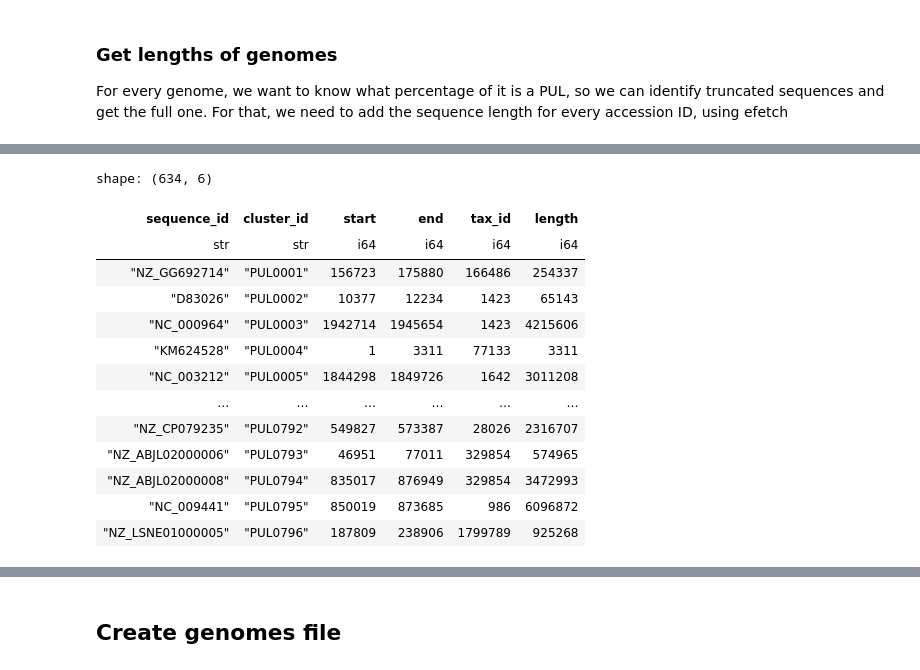
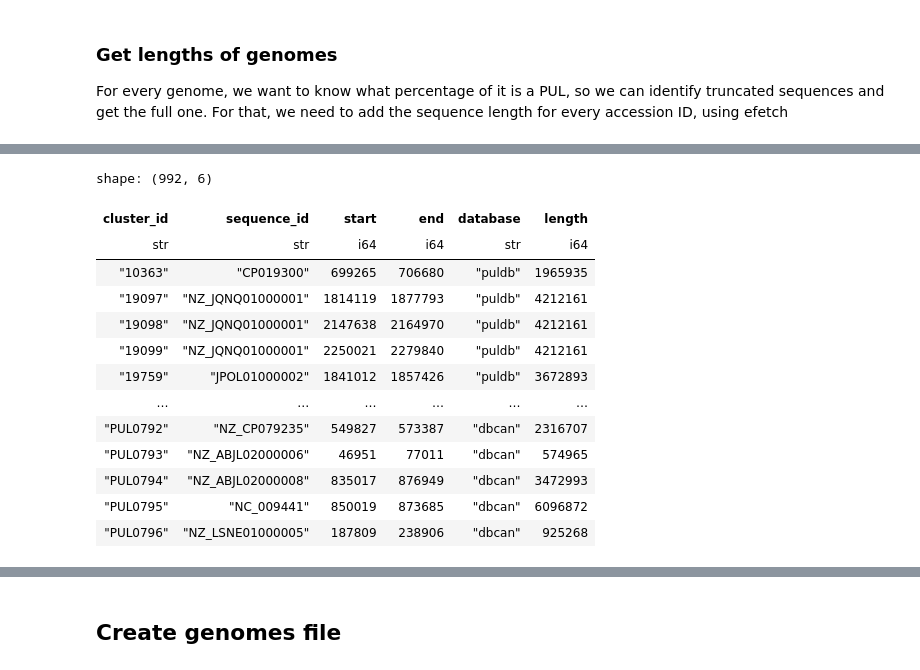
Before and after one commit to brosenthal3/gLM-PUL-Prediction, a Jupyter notebook: src/notebooks/PUL_data_exploration.ipynb, the cells around one changed output, grey strips where cells are left out. Drawn from its saved outputs; the diff is of its cells as text; code cells hidden in the pictures.

```diff
--- a/src/notebooks/PUL_data_exploration.ipynb
+++ b/src/notebooks/PUL_data_exploration.ipynb
@@ -101,7 +118,7 @@ cluster_table.write_csv('../data/dbcan_clusters.tsv', has_header=True, separator
 puldb_data = polars.read_parquet('../data/puldb_data.parquet')
 puldb_data = puldb_data.with_columns([
     polars.col('accession').map_elements(lambda x: x.split('.')[0].strip()).alias('sequence_id'),
-    polars.col('pul_id').alias('cluster_id'),
+    polars.col('pul_id').alias('cluster_id').cast(polars.Utf8),
     polars.col('start_bp').alias('start'),
     polars.col('end_bp').alias('end')
 ]).sort('sequence_id')["cluster_id", "sequence_id", "start", "end", "status"]
@@ -152,4 +195,7 @@ puldb_data_literature = puldb_data_literature.with_columns(polars.col("sequence_
 # remove other invalid ids that cannot be mapped to genbank accessions
 invalid_ids = ['SEQ15336-2_ori', 'Contig5_1_7083079', 'SEQ15336-1']
 puldb_data_literature = puldb_data_literature.filter(~polars.col("sequence_id").is_in(invalid_ids))
+# add tax_id column to puldb_data_literature so it has the same columns as the cluster table
+puldb_data_literature = puldb_data_literature.with_columns(polars.lit(None).alias("tax_id").cast(polars.Int64))
+puldb_data_literature = puldb_data_literature.select(['cluster_id', 'sequence_id', 'start', 'end', 'tax_id'])
 print(puldb_data_literature.shape)
@@ -161,4 +209,12 @@ puldb_data_literature.write_csv('../data/puldb_clusters.tsv', has_header=True, s
 For every genome, we want to know what percentage of it is a PUL, so we can identify truncated sequences and get the full one. For that, we need to add the sequence length for every accession ID, using efetch
 # %%
 # combine dbcan and puldb to one cluster table, with column of database origin (dbcan or puldb)
-# TODO
+combined_clusters = polars.concat([
+    cluster_table.select(['cluster_id', 'sequence_id', 'start', 'end', 'tax_id']).with_columns(polars.lit("dbcan").alias("database")),
+    puldb_data_literature.select(['cluster_id', 'sequence_id', 'start', 'end', 'tax_id']).with_columns(polars.lit("puldb").alias("database"))
+], how='vertical').sort('cluster_id')
+display(combined_clusters)
+
+# get a list of all unique accessions in the combined cluster table
+unique_accessions = combined_clusters.select('sequence_id').unique()
+print(f"total unique accessions in combined cluster table: {unique_accessions.shape[0]}")
@@ -176,33 +248,34 @@ for acc in list(unique_accessions['sequence_id']):
         uid = record['result']['uids'][0]
         length = record['result'][uid]['slen']
     lengths.append({'sequence_id': acc, 'length': length})
+    time.sleep(0.1)
 # %%
 # Transform to int, handle string errors
 for row in lengths:
     try:
         row['length'] = int(row['length'])
     except ValueError:
         row['length'] = None
 
 # merge lengths with cluster table
 lengths_df = polars.DataFrame(lengths, schema={'sequence_id': polars.Utf8, 'length': polars.Int64})
-cluster_table_with_length = cluster_table.join(lengths_df, on='sequence_id', how='left')
+cluster_table_with_length = combined_clusters.join(lengths_df, on='sequence_id', how='left')
 display(cluster_table_with_length)
 # %% [output]
-shape: (634, 6)
+shape: (992, 6)
-| sequence_id | cluster_id | start | end | tax_id | length |
-| str | str | i64 | i64 | i64 | i64 |
-| "NZ_GG692714" | "PUL0001" | 156723 | 175880 | 166486 | 254337 |
-| "D83026" | "PUL0002" | 10377 | 12234 | 1423 | 65143 |
-| "NC_000964" | "PUL0003" | 1942714 | 1945654 | 1423 | 4215606 |
-| "KM624528" | "PUL0004" | 1 | 3311 | 77133 | 3311 |
-| "NC_003212" | "PUL0005" | 1844298 | 1849726 | 1642 | 3011208 |
+| cluster_id | sequence_id | start | end | database | length |
+| str | str | i64 | i64 | str | i64 |
+| "10363" | "CP019300" | 699265 | 706680 | "puldb" | 1965935 |
+| "19097" | "NZ_JQNQ01000001" | 1814119 | 1877793 | "puldb" | 4212161 |
+| "19098" | "NZ_JQNQ01000001" | 2147638 | 2164970 | "puldb" | 4212161 |
+| "19099" | "NZ_JQNQ01000001" | 2250021 | 2279840 | "puldb" | 4212161 |
+| "19759" | "JPOL01000002" | 1841012 | 1857426 | "puldb" | 3672893 |
 | … | … | … | … | … | … |
-| "NZ_CP079235" | "PUL0792" | 549827 | 573387 | 28026 | 2316707 |
-| "NZ_ABJL02000006" | "PUL0793" | 46951 | 77011 | 329854 | 574965 |
-| "NZ_ABJL02000008" | "PUL0794" | 835017 | 876949 | 329854 | 3472993 |
-| "NC_009441" | "PUL0795" | 850019 | 873685 | 986 | 6096872 |
-| "NZ_LSNE01000005" | "PUL0796" | 187809 | 238906 | 1799789 | 925268 |
+| "PUL0792" | "NZ_CP079235" | 549827 | 573387 | "dbcan" | 2316707 |
+| "PUL0793" | "NZ_ABJL02000006" | 46951 | 77011 | "dbcan" | 574965 |
+| "PUL0794" | "NZ_ABJL02000008" | 835017 | 876949 | "dbcan" | 3472993 |
+| "PUL0795" | "NC_009441" | 850019 | 873685 | "dbcan" | 6096872 |
+| "PUL0796" | "NZ_LSNE01000005" | 187809 | 238906 | "dbcan" | 925268 |
 # %%
 def get_percentage_bp_in_puls(cluster_table, length_df):
     # get total length of PULs per genome
```
Also changed, not shown: parts of 19 cells of this notebook, 2 other files.
